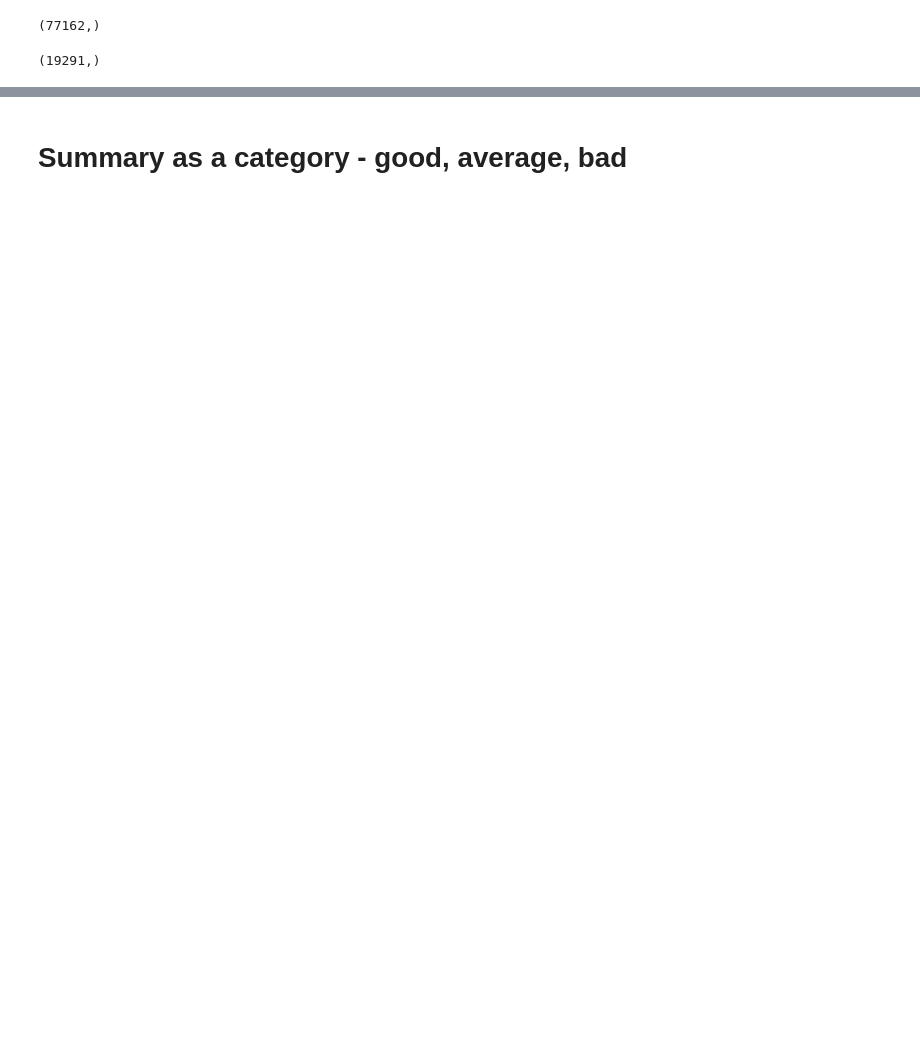
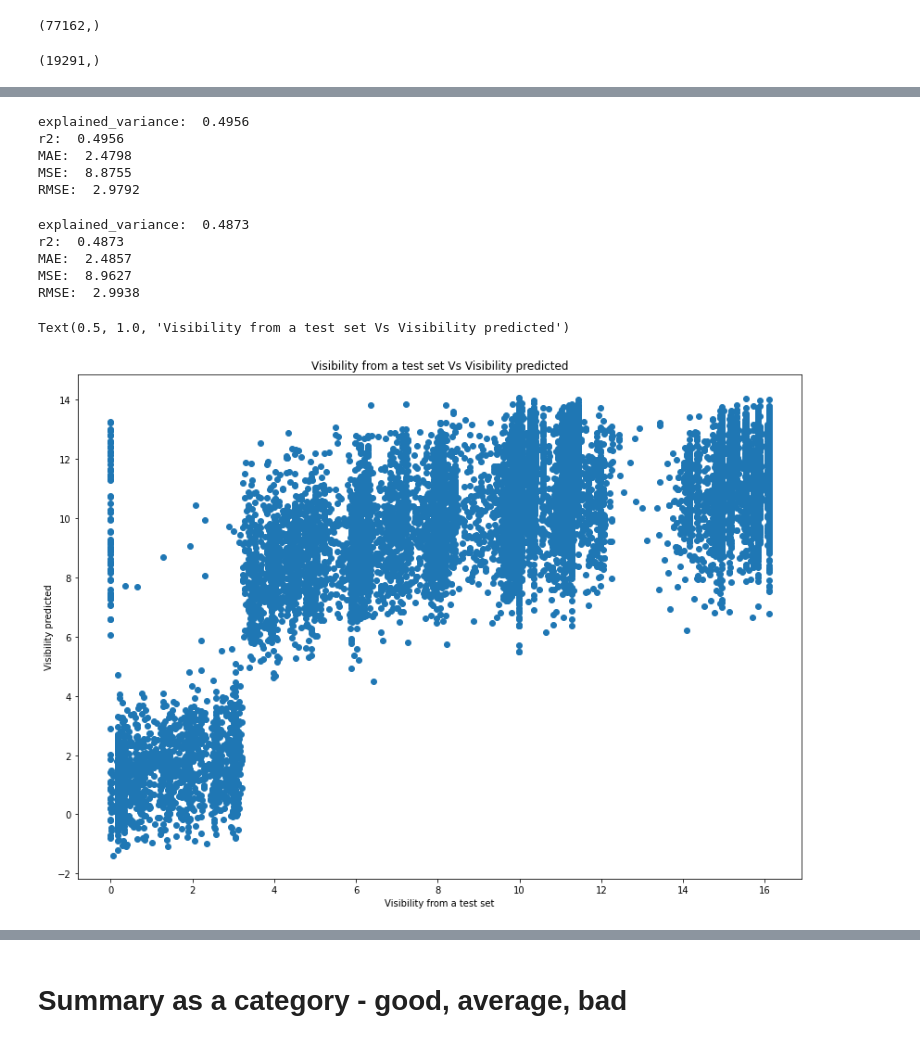
Before and after one commit to Wilmo95/regression-project, a Jupyter notebook: bartek.ipynb, the cells around one changed output, grey strips where cells are left out. Drawn from its saved outputs; the diff is of its cells as text; code cells hidden in the pictures; blank space fills up the shorter version.

```diff
--- a/bartek.ipynb
+++ b/bartek.ipynb
@@ -431,0 +684,5 @@ X_train.describe(include="all")
+# %%
+X_poly_train = pd.concat([X_train.select_dtypes('uint8').reset_index(drop=True),
+                         X_cont_poly_train.reset_index(drop=True)],
+                        axis=1)
+X_poly_train
@@ -431,0 +703,14 @@ X_train.describe(include="all")
+# %%
+X_cont_poly_test = poly.transform(X_test[continous_features_ls])
+X_cont_poly_test = pd.DataFrame(
+    X_cont_poly_test,
+    columns=poly.get_feature_names(X_test[continous_features_ls].columns),
+)
+X_poly_test = pd.concat(
+    [
+        X_test.select_dtypes("uint8").reset_index(drop=True),
+        X_cont_poly_test.reset_index(drop=True),
+    ],
+    axis=1,
+)
+X_poly_test
@@ -431,0 +731,5 @@ X_train.describe(include="all")
+# %%
+from sklearn.linear_model import LinearRegression
+#import sklearn.linear_model
+lm_poly_2deg = LinearRegression()
+lm_poly_2deg.fit(X_poly_train, y_train)
@@ -431,0 +754,2 @@ X_train.describe(include="all")
+# %%
+test_pred = lm_poly_2deg.predict(X_poly_test)
@@ -431,0 +774,24 @@ X_train.describe(include="all")
+# %%
+regression_results(y_train, train_pred)
+# %% [output]
+explained_variance:  0.4956
+r2:  0.4956
+MAE:  2.4798
+MSE:  8.8755
+RMSE:  2.9792
+# %%
+regression_results(y_test, test_pred)
+# %% [output]
+explained_variance:  0.4873
+r2:  0.4873
+MAE:  2.4857
+MSE:  8.9627
+RMSE:  2.9938
+# %%
+plt.scatter(y_test, test_pred)
+plt.xlabel('Visibility from a test set')
+plt.ylabel('Visibility predicted')
+plt.title("Visibility from a test set Vs Visibility predicted")
+# %% [output]
+Text(0.5, 1.0, 'Visibility from a test set Vs Visibility predicted')
+[figure, added]
```
Also changed, not shown: parts of 89 cells of this notebook, 1 other file.
